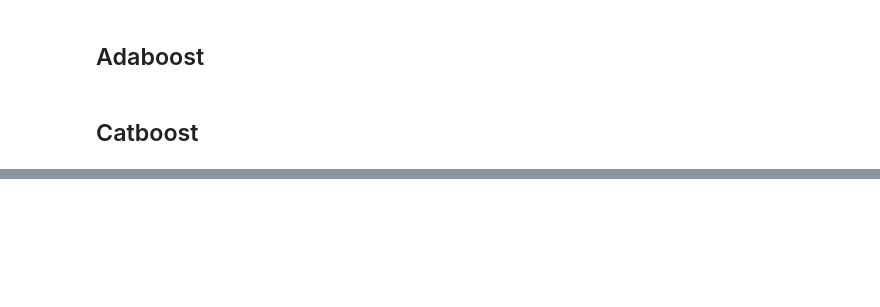
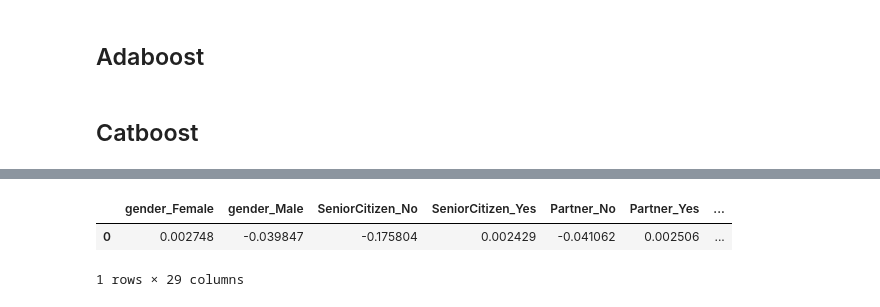
Before and after one commit to charles-42/classification_telco_churn, a Jupyter notebook: nb_service_internet_model.ipynb, the cells around one changed output, grey strips where cells are left out. Drawn from its saved outputs; the diff is of its cells as text; code cells hidden in the pictures; blank space fills up the shorter version.

```diff
--- a/nb_service_internet_model.ipynb
+++ b/nb_service_internet_model.ipynb
@@ -726,0 +778,31 @@ y_pred_train = grid_search.predict(X_train)
+# %%
+from sklearn.pipeline import Pipeline
+from sklearn.preprocessing import OneHotEncoder, StandardScaler
+from sklearn.compose import ColumnTransformer
+from sklearn.linear_model import LogisticRegression
+
+categorial_features = ['gender', 'SeniorCitizen', 'Partner', 'Dependents',
+       'PhoneService', 'MultipleLines', 'InternetService','Contract', 'PaperlessBilling', 'PaymentMethod'
+       ]
+
+numerical_features = list(X.select_dtypes(include=[int,float]).columns)
+
+categorical_transformer = OneHotEncoder(sparse_output=True)
+
+numerical_transformer = StandardScaler()
+
+preprocessor = ColumnTransformer(
+    transformers=[
+        ('cat', categorical_transformer, categorial_features),
+        ('num', numerical_transformer, numerical_features)
+    ]
+)
+
+log_reg = LogisticRegression(penalty='l1', C=1, solver='saga')
+
+pipe = Pipeline([
+     ('preprocessor', preprocessor),
+     ('log_reg', log_reg)
+])
+
+pipe
@@ -726,0 +845,9 @@ y_pred_train = grid_search.predict(X_train)
+# %%
+columns = pd.concat([pd.get_dummies(X_train[categorial_features]),
+           X_train[numerical_features]], axis=1).columns
+# %%
+pd.DataFrame(data=pipe[1].coef_, columns=columns)
+# %% [output]
+|  | gender_Female | gender_Male | SeniorCitizen_No | SeniorCitizen_Yes | Partner_No | Partner_Yes | ... |
+| 0 | 0.002748 | -0.039847 | -0.175804 | 0.002429 | -0.041062 | 0.002506 | ... |
+1 rows × 29 columns
```
Also changed, not shown: parts of 24 cells of this notebook, 1 other file.
